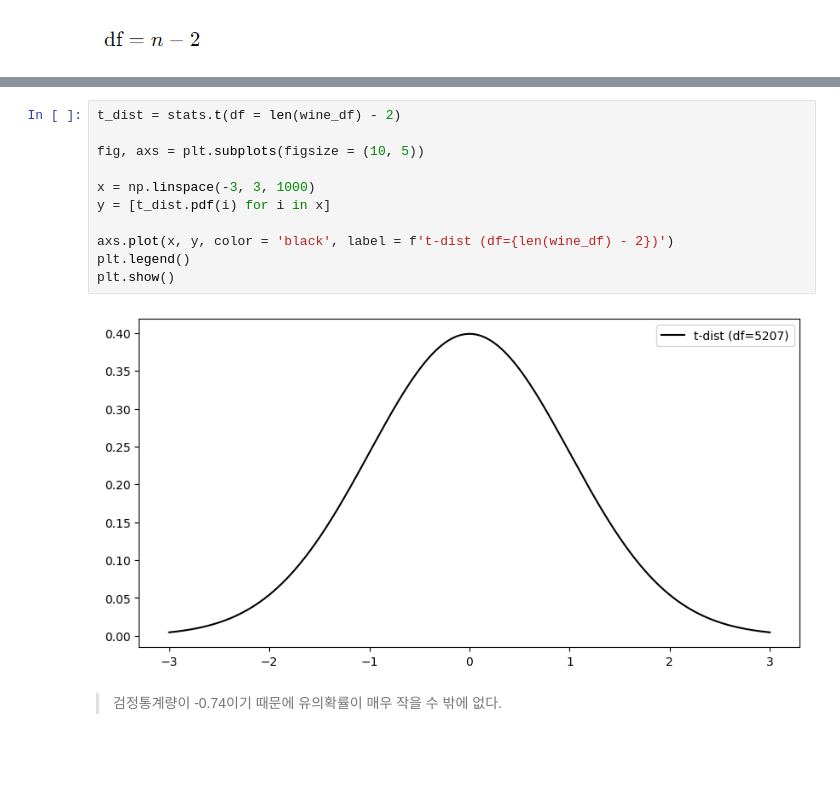
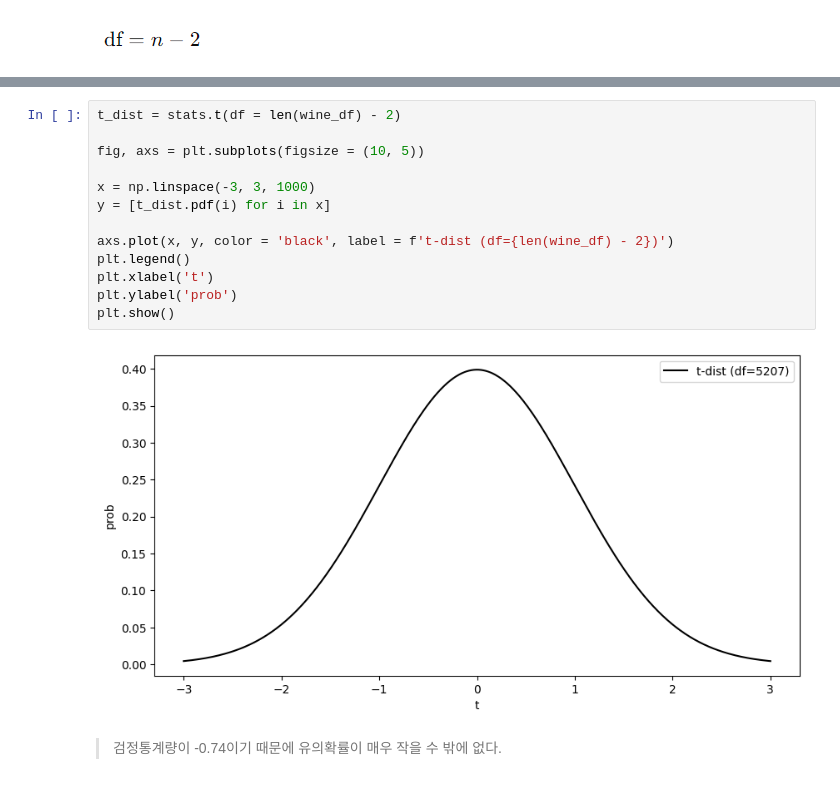
Before and after one commit to joo9810/VSCode, a Jupyter notebook: K-Digital Training/이성희 교수님/프로젝트/project6_wine.ipynb, the cells around one changed output, grey strips where cells are left out. Cells and saved outputs as stored; diff of their text form; blank space fills up the shorter version.

```diff
--- a/K-Digital Training/이성희 교수님/프로젝트/project6_wine.ipynb
+++ b/K-Digital Training/이성희 교수님/프로젝트/project6_wine.ipynb
@@ -443,16 +459,18 @@ PearsonRResult(statistic=-0.7490226495989654, pvalue=0.0)
 # %%
 t_dist = stats.t(df = len(wine_df) - 2)
 
 fig, axs = plt.subplots(figsize = (10, 5))
 
 x = np.linspace(-3, 3, 1000)
 y = [t_dist.pdf(i) for i in x]
 
 axs.plot(x, y, color = 'black', label = f't-dist (df={len(wine_df) - 2})')
 plt.legend()
+plt.xlabel('t')
+plt.ylabel('prob')
 plt.show()
 # %% [output]
-[figure, old version]
+[figure, new version]
 # %% [markdown]
 > 검정통계량이 -0.74이기 때문에 유의확률이 매우 작을 수 밖에 없다.
 # %% [markdown]
```
Also changed, not shown: parts of 24 cells of this notebook, 2 other files.
